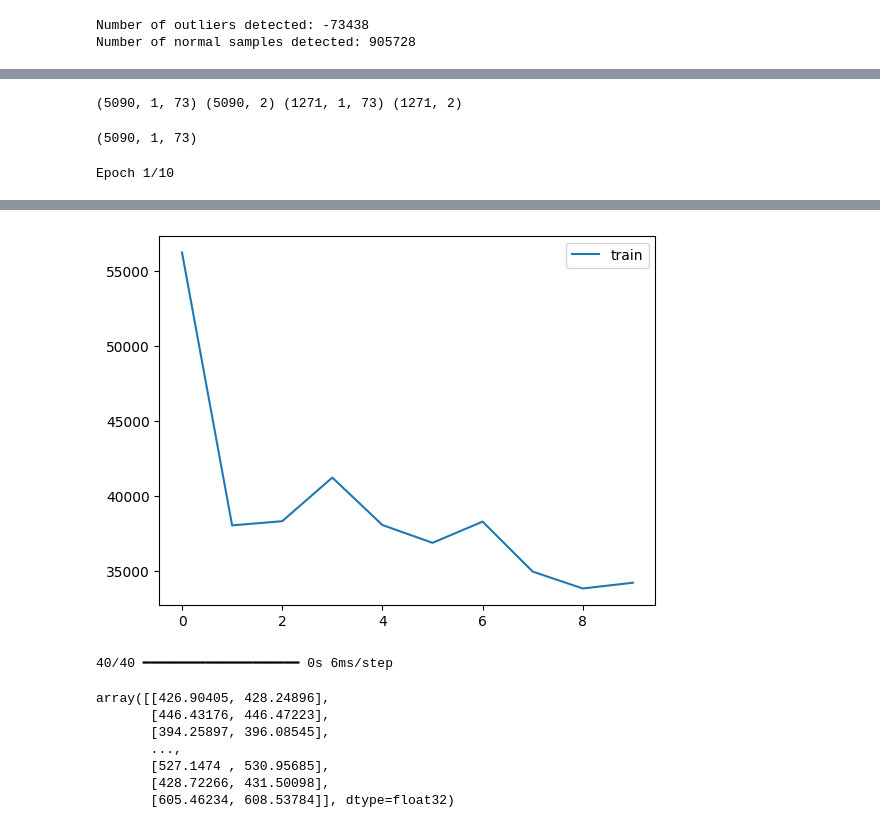
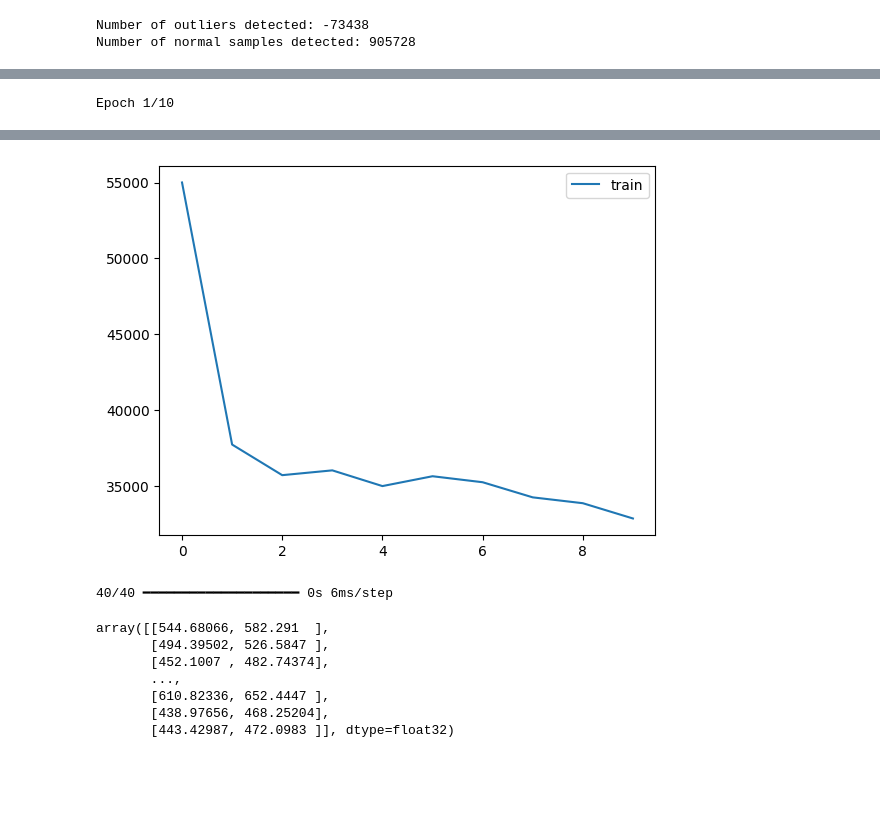
Before and after one commit to dan-vp/iot_co2_ampel_m, a Jupyter notebook: CO2_forecasting.ipynb, the cells around one changed output, grey strips where cells are left out. Cells and saved outputs as stored; diff of their text form; code cells hidden in the pictures; blank space fills up the shorter version.

Commit message:
adjusted notebook to new implementations in preprocessing and feature engineering. Illustrates main steps for training a forecasting model and making predictions

```diff
--- a/CO2_forecasting.ipynb
+++ b/CO2_forecasting.ipynb
@@ -32,12 +33,9 @@ Index(['date_time', 'tmp', 'hum', 'CO2', 'VOC', 'vis', 'IR', 'BLE', 'rssi',
 # %%
 from ML_Preparation.Feature_Engineering import *
 
-fe = FeatureEngineering(df_preprocessed.drop(columns = ["VOC_CO2_ratio"
-                                                        #"tmp", "hum", "VOC", "vis", "IR",
-                                                        #"tmax", "tmin", "tavg", "wdir", "wspd",
-                                                        ]),
+fe = FeatureEngineering(df_preprocessed,
                         label = label,
                         categorical_features = ["season", "room_number", "dayofweek", "color"],
                         automated_feature_engineering = False)
 
-X_train, y_train, X_test, y_test = fe.feature_engineering(skip_scale = True)
+X_train, y_train, X_test, y_test = fe.feature_engineering(steps_to_forecast = 2, skip_scale = True)
@@ -96,7 +184,0 @@ def transform_data_for_forecasting(data, label_name, n_in, n_out, dropna = True)
-# %%
-n_out = 2
-
-train_reframed = transform_data_for_forecasting(df_train, label, 1, n_out)
-test_reframed = transform_data_for_forecasting(df_test, label, 1, n_out)
-
-train_reframed
@@ -128,42 +185,3 @@ Name: CO2, dtype: float64
-# %%
-from sklearn.preprocessing import StandardScaler
-
-def transform_to_numpy_array(train_data, test_data, n_out):
-    # split into train and test sets
-    values_train = train_data.values
-    values_test = test_data.values
-    # split into input and outputs
-    train = values_train[:, :]
-    test = values_test[:, :]
-
-    train_X, train_y = train[:, :-n_out], train[:, -n_out:]
-    test_X, test_y = test[:, :-n_out], test[:, -n_out:]
-
-    sc = StandardScaler()
-
-    train_X = sc.fit_transform(train_X)
-    test_X = sc.transform(test_X)
-
-    # reshape input to be 3D [samples, timesteps, features]
-    train_X = train_X.reshape((train_X.shape[0], 1, train_X.shape[1]))
-    test_X = test_X.reshape((test_X.shape[0], 1, test_X.shape[1]))
-    print(train_X.shape, train_y.shape, test_X.shape, test_y.shape)
-
-    train_X = np.asarray(train_X).astype('float32')
-    train_y = np.asarray(train_y).astype('float32')
-
-    test_X = np.asarray(test_X).astype('float32')
-    test_y = np.asarray(test_y).astype('float32')
-
-    return train_X, train_y, test_X, test_y
-
-train_X, train_y, test_X, test_y = transform_to_numpy_array(train_reframed, test_reframed, n_out)
-# %% [output]
-(5090, 1, 73) (5090, 2) (1271, 1, 73) (1271, 2)
-# %%
-train_X.shape
-# %% [output]
-(5090, 1, 73)
 # %%
 import tensorflow as tf
 from keras.models import Sequential
@@ -175,7 +193,7 @@ class MyLSTMModel:
     def __init__(self,
                  n_out,
                  lstm_units=100,
-                 input_shape=(None, train_X.shape[-1]),
+                 input_shape=(None, fe.X_train.shape[-1]),
                  ):
         self.model = Sequential()
         self.model.add(LSTM(units=lstm_units, input_shape=input_shape, return_sequences = True, recurrent_dropout = 0.3))
@@ -195,9 +213,9 @@ class MyLSTMModel:
         self.model.summary()
 
 # Instantiate the model
-my_model = MyLSTMModel(n_out)
+my_model = MyLSTMModel(2)
 
-history = my_model.model.fit(train_X, train_y, epochs=10, batch_size=64,
+history = my_model.model.fit(fe.X_train, fe.y_train, epochs=10, batch_size=64,
                              #validation_data=(test_X, test_y),
                              verbose=2,
                              #shuffle=False
@@ -232,14 +249,14 @@ Epoch 10/10
-[figure, old version]
+[figure, new version]
 # %%
-pred = my_model.model.predict(test_X)
+pred = my_model.model.predict(fe.X_test)
 
 pred
 # %% [output]
 40/40 ━━━━━━━━━━━━━━━━━━━━ 0s 6ms/step
-array([[426.90405, 428.24896],
-       [446.43176, 446.47223],
-       [394.25897, 396.08545],
+array([[544.68066, 582.291  ],
+       [494.39502, 526.5847 ],
+       [452.1007 , 482.74374],
        ...,
-       [527.1474 , 530.95685],
-       [428.72266, 431.50098],
-       [605.46234, 608.53784]], dtype=float32)
+       [610.82336, 652.4447 ],
+       [438.97656, 468.25204],
+       [443.42987, 472.0983 ]], dtype=float32)
```
Also changed, not shown: parts of 15 cells of this notebook.
